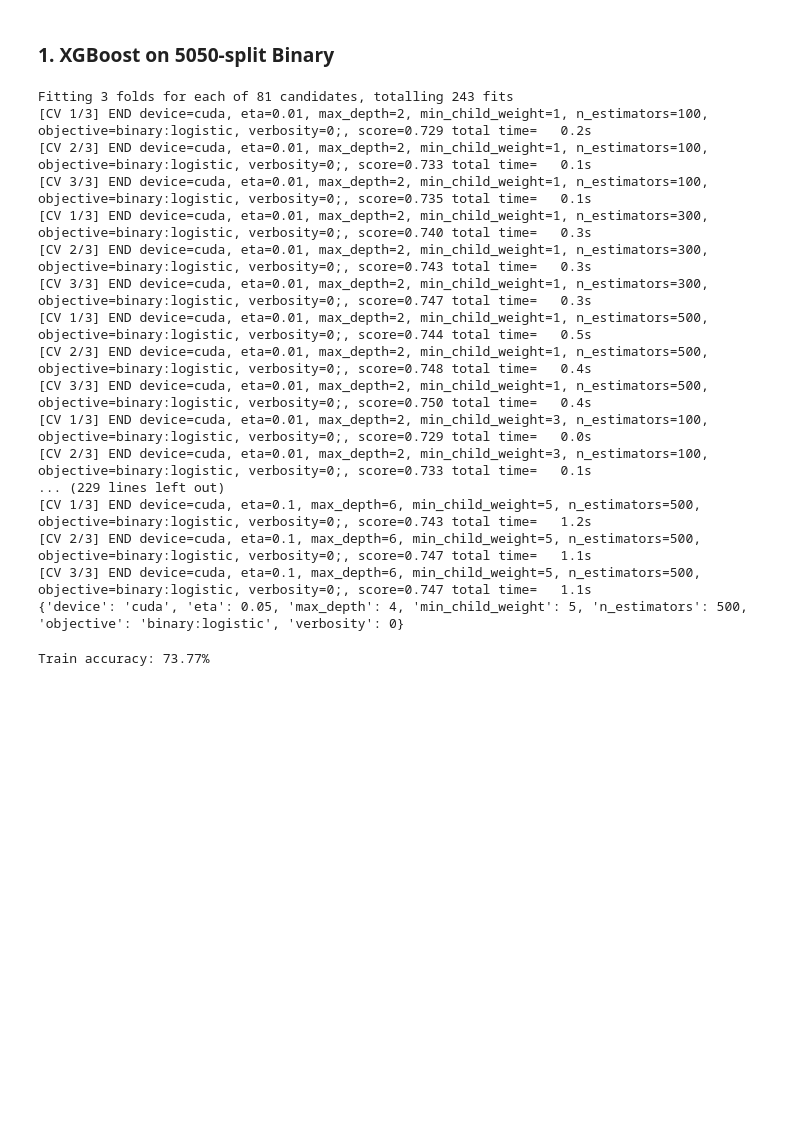
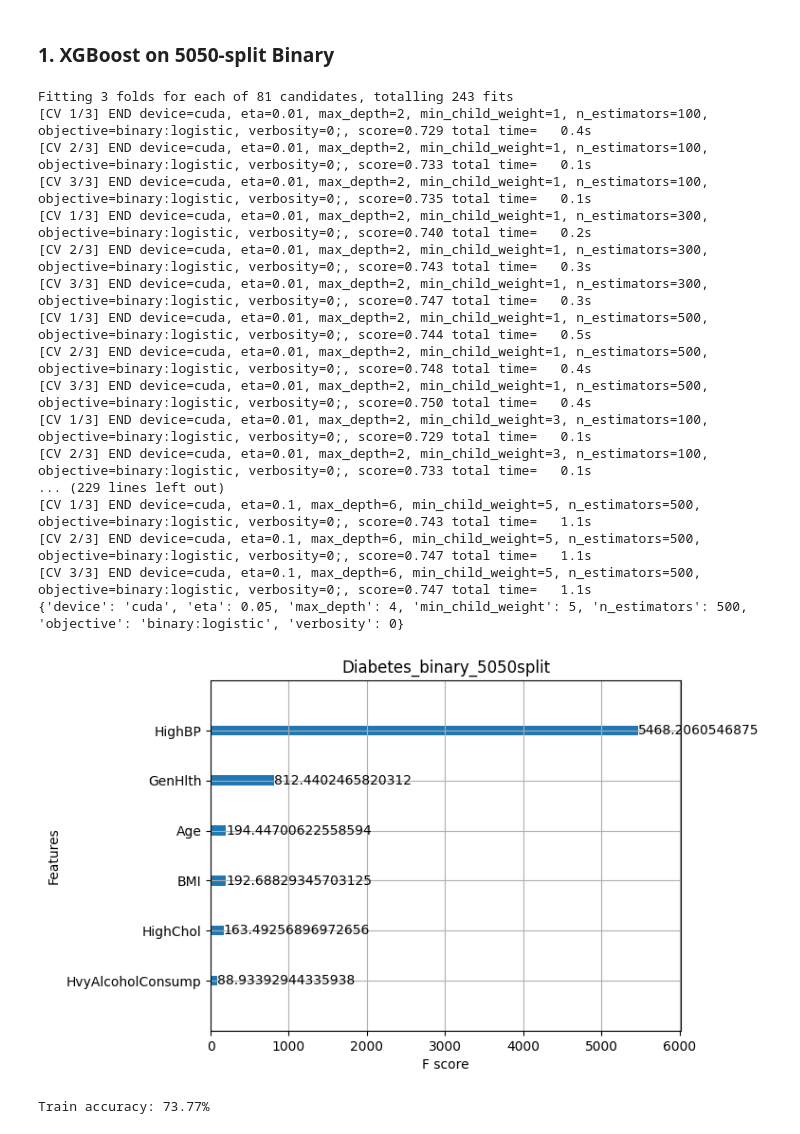
Before and after one commit to Panta-Rhei-LZ/DS-9000-Project-Data, a Jupyter notebook: Boosting.ipynb, the cells around one changed output. Saved outputs shown, nothing was run; the diff lists cells and outputs as text; code cells hidden in the pictures; blank space fills up the shorter version.

Commit message:
Added and plotted how important each feature is when deciding splits

```diff
--- a/Boosting.ipynb
+++ b/Boosting.ipynb
@@ -72,7 +72,7 @@ param_grid_diabetes01_5050 = {
     'max_depth': [2, 4, 6],
     'n_estimators': [100, 300, 500],
     'min_child_weight': [1, 3, 5],
-    'device': ['cuda'],
+    'device': [device],
     'verbosity': [0],
     'objective': ['binary:logistic']
 }
@@ -84,19 +84,19 @@ best_params_diabetes01_5050 = paramGridSearchCV(
 )
 # %% [output]
 Fitting 3 folds for each of 81 candidates, totalling 243 fits
-[CV 1/3] END device=cuda, eta=0.01, max_depth=2, min_child_weight=1, n_estimators=100, objective=binary:logistic, verbosity=0;, score=0.729 total time=   0.2s
+[CV 1/3] END device=cuda, eta=0.01, max_depth=2, min_child_weight=1, n_estimators=100, objective=binary:logistic, verbosity=0;, score=0.729 total time=   0.4s
 [CV 2/3] END device=cuda, eta=0.01, max_depth=2, min_child_weight=1, n_estimators=100, objective=binary:logistic, verbosity=0;, score=0.733 total time=   0.1s
 [CV 3/3] END device=cuda, eta=0.01, max_depth=2, min_child_weight=1, n_estimators=100, objective=binary:logistic, verbosity=0;, score=0.735 total time=   0.1s
-[CV 1/3] END device=cuda, eta=0.01, max_depth=2, min_child_weight=1, n_estimators=300, objective=binary:logistic, verbosity=0;, score=0.740 total time=   0.3s
+[CV 1/3] END device=cuda, eta=0.01, max_depth=2, min_child_weight=1, n_estimators=300, objective=binary:logistic, verbosity=0;, score=0.740 total time=   0.2s
 [CV 2/3] END device=cuda, eta=0.01, max_depth=2, min_child_weight=1, n_estimators=300, objective=binary:logistic, verbosity=0;, score=0.743 total time=   0.3s
 [CV 3/3] END device=cuda, eta=0.01, max_depth=2, min_child_weight=1, n_estimators=300, objective=binary:logistic, verbosity=0;, score=0.747 total time=   0.3s
 [CV 1/3] END device=cuda, eta=0.01, max_depth=2, min_child_weight=1, n_estimators=500, objective=binary:logistic, verbosity=0;, score=0.744 total time=   0.5s
 [CV 2/3] END device=cuda, eta=0.01, max_depth=2, min_child_weight=1, n_estimators=500, objective=binary:logistic, verbosity=0;, score=0.748 total time=   0.4s
 [CV 3/3] END device=cuda, eta=0.01, max_depth=2, min_child_weight=1, n_estimators=500, objective=binary:logistic, verbosity=0;, score=0.750 total time=   0.4s
-[CV 1/3] END device=cuda, eta=0.01, max_depth=2, min_child_weight=3, n_estimators=100, objective=binary:logistic, verbosity=0;, score=0.729 total time=   0.0s
+[CV 1/3] END device=cuda, eta=0.01, max_depth=2, min_child_weight=3, n_estimators=100, objective=binary:logistic, verbosity=0;, score=0.729 total time=   0.1s
 [CV 2/3] END device=cuda, eta=0.01, max_depth=2, min_child_weight=3, n_estimators=100, objective=binary:logistic, verbosity=0;, score=0.733 total time=   0.1s
 ... (229 lines left out)
-[CV 1/3] END device=cuda, eta=0.1, max_depth=6, min_child_weight=5, n_estimators=500, objective=binary:logistic, verbosity=0;, score=0.743 total time=   1.2s
+[CV 1/3] END device=cuda, eta=0.1, max_depth=6, min_child_weight=5, n_estimators=500, objective=binary:logistic, verbosity=0;, score=0.743 total time=   1.1s
 [CV 2/3] END device=cuda, eta=0.1, max_depth=6, min_child_weight=5, n_estimators=500, objective=binary:logistic, verbosity=0;, score=0.747 total time=   1.1s
 [CV 3/3] END device=cuda, eta=0.1, max_depth=6, min_child_weight=5, n_estimators=500, objective=binary:logistic, verbosity=0;, score=0.747 total time=   1.1s
 {'device': 'cuda', 'eta': 0.05, 'max_depth': 4, 'min_child_weight': 5, 'n_estimators': 500, 'objective': 'binary:logistic', 'verbosity': 0}
@@ -114,6 +114,12 @@ dtest_diabetes01_5050 = xgb.DMatrix(X_test_diabetes01_5050, label=y_test_diabete
 
 # Make predictions on the test set
 preds_diabetes01_5050 = (model_diabetes01_5050.predict(dtest_diabetes01_5050) >= 0.5).astype(int)
+# %%
+# Plot the top features by importance
+xgb.plot_importance(model_diabetes01_5050, importance_type='gain', title='Diabetes_binary_5050split')
+plt.show()
+# %% [output]
+[figure, added]
 # %%
 confusion_plot(
     y_train_diabetes01_5050,
```
Also changed, not shown: parts of 2 cells of this notebook.
